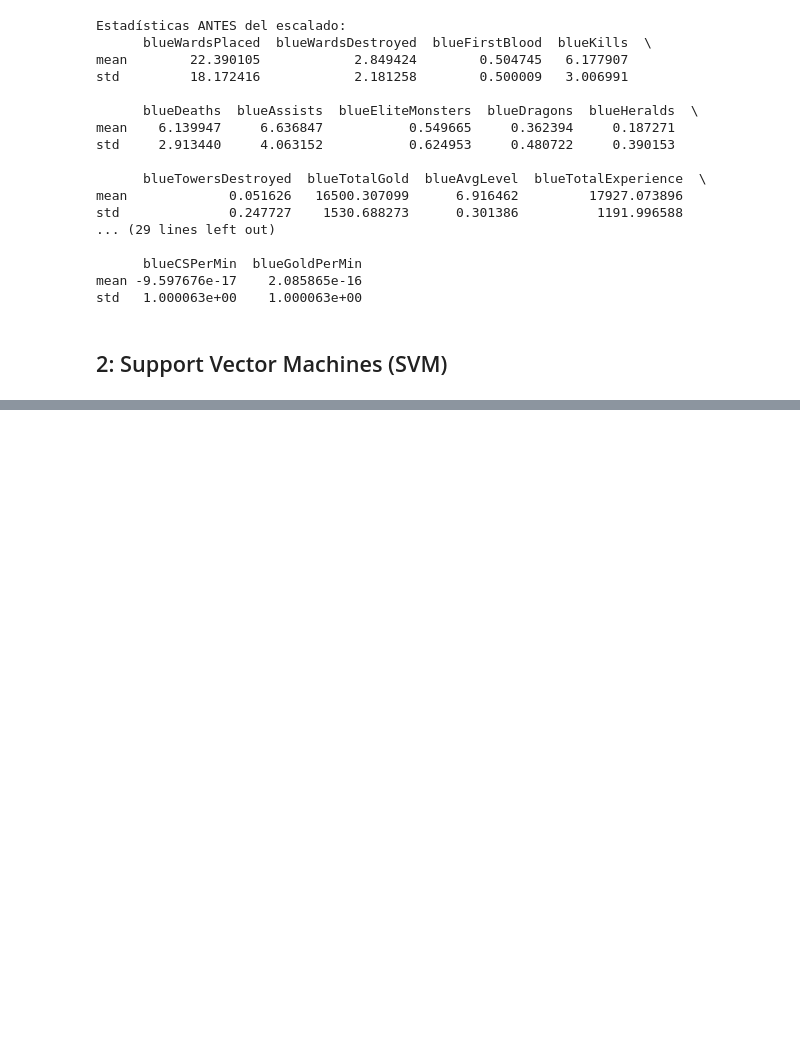
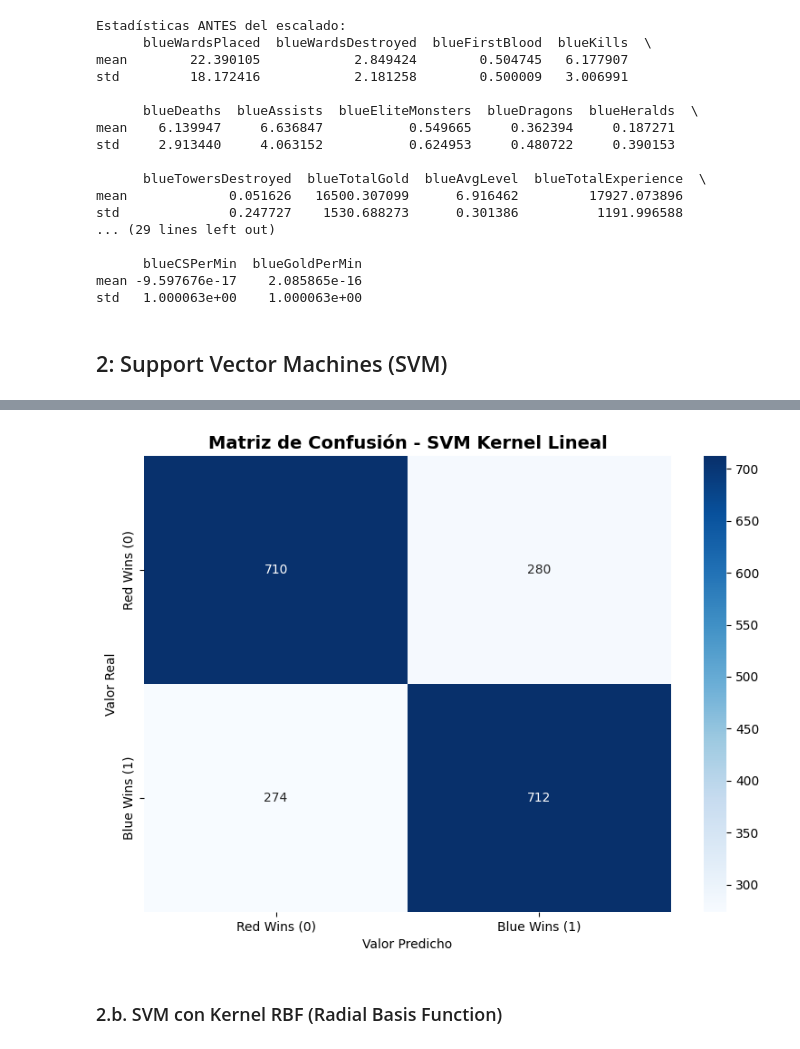
Before and after one commit to DavidDominguez-11/AI-LAB3, a Jupyter notebook: task3.ipynb, the cells around one changed output, grey strips where cells are left out. Cells and saved outputs as stored; diff of their text form; code cells hidden in the pictures; blank space fills up the shorter version.

```diff
--- a/task3.ipynb
+++ b/task3.ipynb
@@ -317,0 +324,31 @@ std   1.000063e+00    1.000063e+00
+# %%
+# Crear el modelo SVM con kernel lineal
+# C=1.0 es el parámetro de regularización (trade-off entre margen y errores)
+svm_linear = SVC(kernel='linear', C=1.0, random_state=42)
+
+# Entrenar el modelo (usamos X_train_scaled porque SVM necesita escalado)
+start_time = time.time()
+svm_linear.fit(X_train_scaled, y_train)
+training_time_linear = time.time() - start_time
+
+print(f"Tiempo de entrenamiento: {training_time_linear:.4f} segundos")
+print(f"Número de support vectors: {svm_linear.n_support_}")
+print(f"  - Clase 0 (Red Wins): {svm_linear.n_support_[0]} support vectors")
+print(f"  - Clase 1 (Blue Wins): {svm_linear.n_support_[1]} support vectors")
+print(f"Total de support vectors: {sum(svm_linear.n_support_)}")
+
+# Hacer predicciones en el conjunto de prueba
+y_pred_linear = svm_linear.predict(X_test_scaled)
+
+# Calcular accuracy
+accuracy_linear = accuracy_score(y_test, y_pred_linear)
+print(f"\nAccuracy en Test Set: {accuracy_linear:.4f} ({accuracy_linear*100:.2f}%)")
+
+# Matriz de confusión
+cm_linear = confusion_matrix(y_test, y_pred_linear)
+print("\nMatriz de Confusión:")
+print(cm_linear)
+
+# Reporte de clasificación
+print("\nReporte de Clasificación:")
+print(classification_report(y_test, y_pred_linear, target_names=['Red Wins (0)', 'Blue Wins (1)']))
@@ -317,0 +373,15 @@ std   1.000063e+00    1.000063e+00
+# %%
+# Visualizar la matriz de confusión
+plt.figure(figsize=(8, 6))
+sns.heatmap(cm_linear, annot=True, fmt='d', cmap='Blues',
+            xticklabels=['Red Wins (0)', 'Blue Wins (1)'],
+            yticklabels=['Red Wins (0)', 'Blue Wins (1)'])
+plt.title('Matriz de Confusión - SVM Kernel Lineal', fontsize=14, fontweight='bold')
+plt.ylabel('Valor Real')
+plt.xlabel('Valor Predicho')
+plt.tight_layout()
+plt.show()
+# %% [output]
+[figure, added]
+# %% [markdown]
+### 2.b. SVM con Kernel RBF (Radial Basis Function)
```
Also changed, not shown: parts of 9 cells of this notebook.
